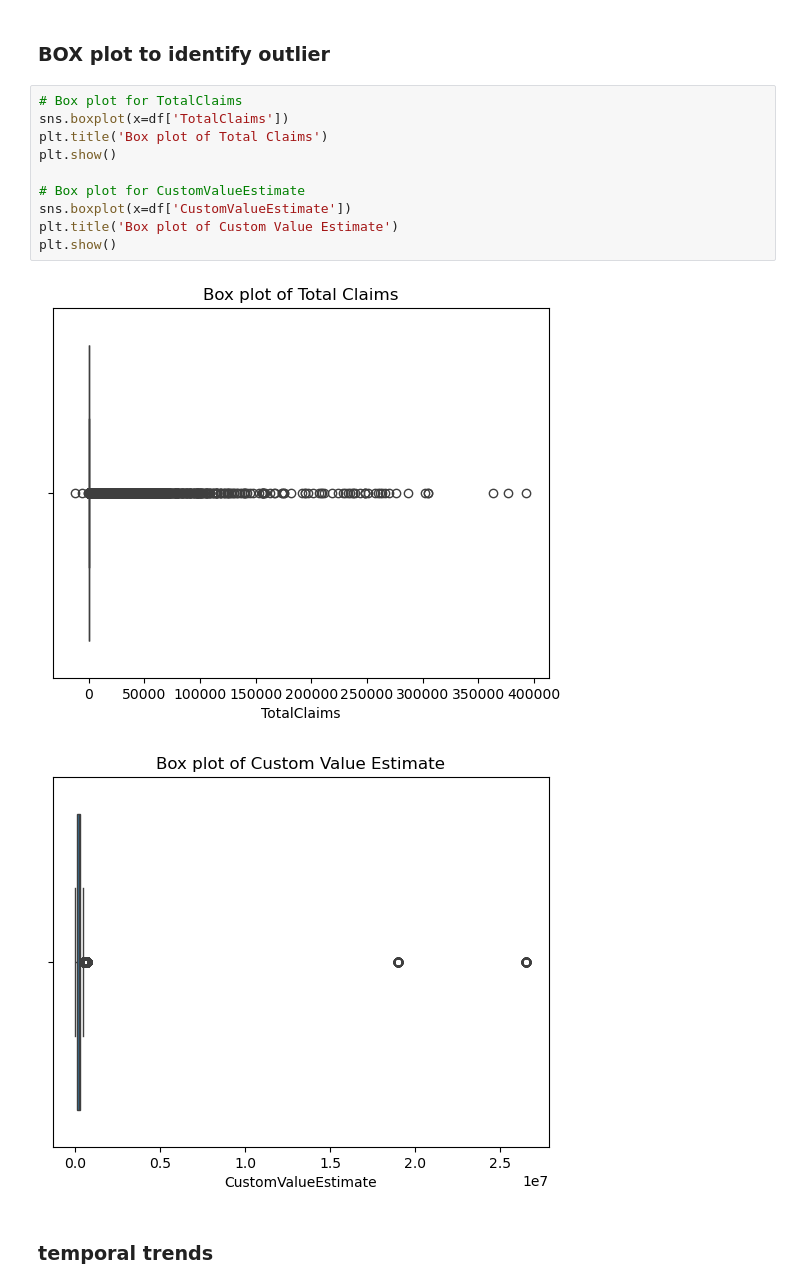
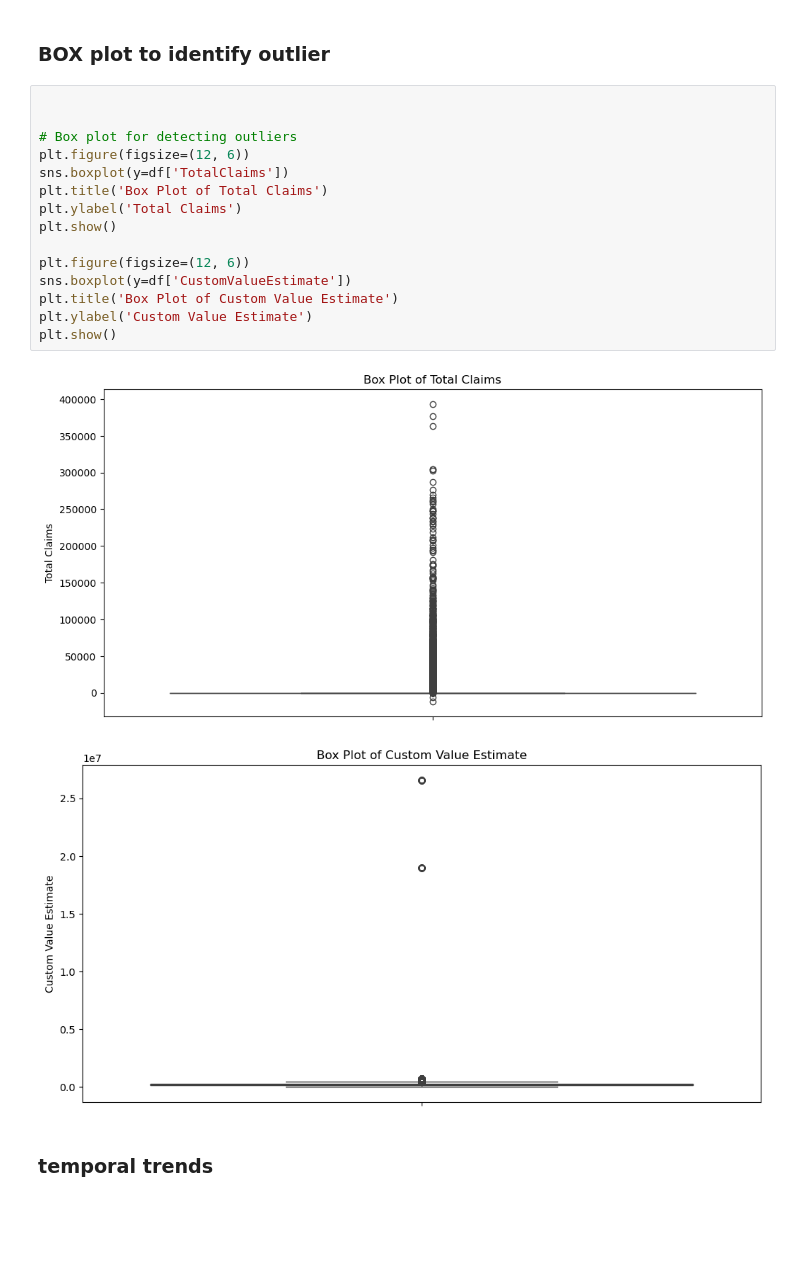
Before and after one commit to Samrizee/End-to-End-Insurance-Risk-Analytics-Predictive-Modeling, a Jupyter notebook: notebooks/EDA&Stats.ipynb, the cells around one changed output. Drawn from its saved outputs; the diff is of its cells as text; blank space fills up the shorter version.

```diff
--- a/notebooks/EDA&Stats.ipynb
+++ b/notebooks/EDA&Stats.ipynb
@@ -233,18 +254,23 @@ plt.show()
 # %% [markdown]
 ### BOX plot to identify outlier
 # %%
-# Box plot for TotalClaims
-sns.boxplot(x=df['TotalClaims'])
-plt.title('Box plot of Total Claims')
+
+
+# Box plot for detecting outliers
+plt.figure(figsize=(12, 6))
+sns.boxplot(y=df['TotalClaims'])
+plt.title('Box Plot of Total Claims')
+plt.ylabel('Total Claims')
 plt.show()
 
-# Box plot for CustomValueEstimate
-sns.boxplot(x=df['CustomValueEstimate'])
-plt.title('Box plot of Custom Value Estimate')
+plt.figure(figsize=(12, 6))
+sns.boxplot(y=df['CustomValueEstimate'])
+plt.title('Box Plot of Custom Value Estimate')
+plt.ylabel('Custom Value Estimate')
 plt.show()
 # %% [output]
-[figure, old version]
+[figure, new version]
-[figure, old version]
+[figure, new version]
 # %% [markdown]
 ###  temporal trends
 # %%
```
Also changed, not shown: parts of 15 cells of this notebook.
